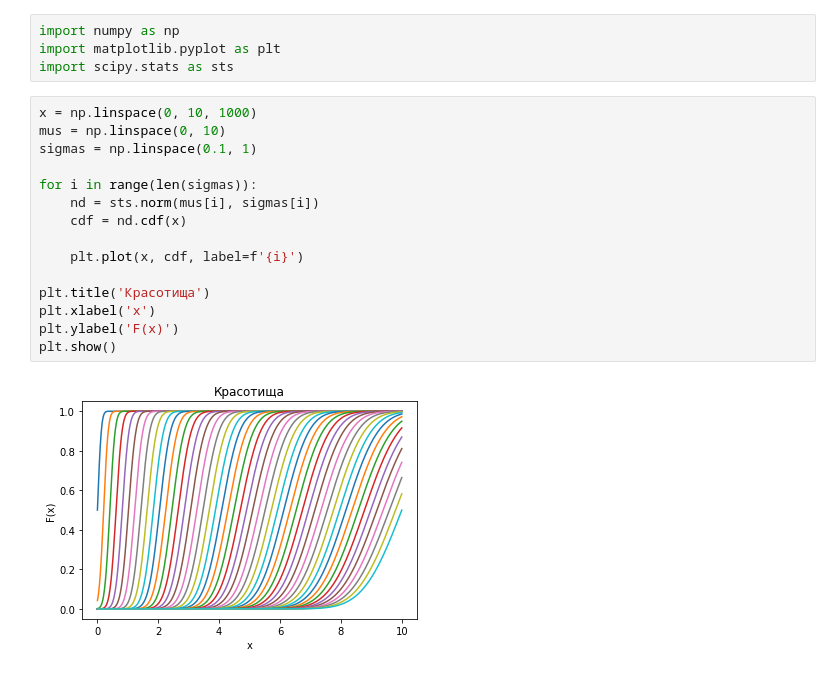
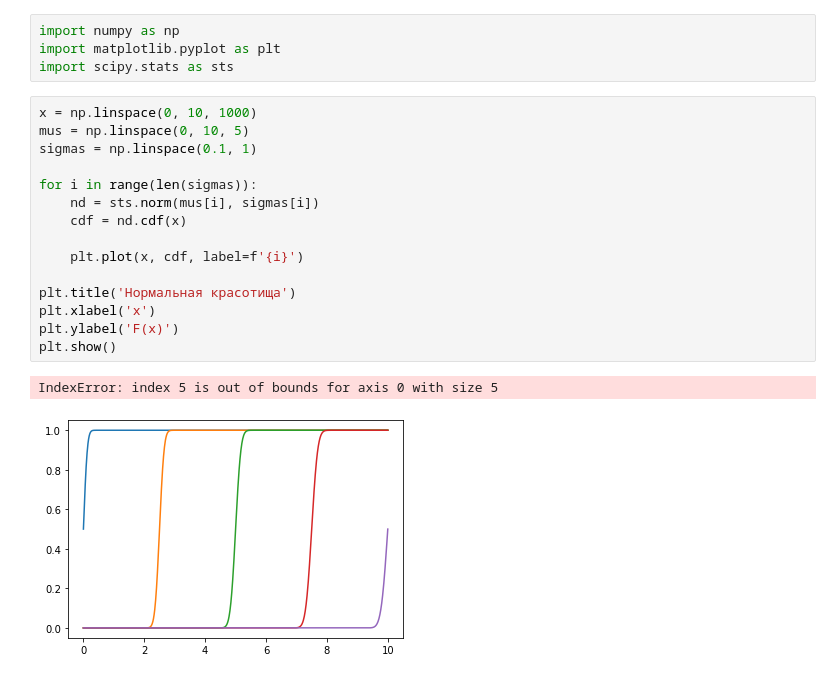
Before and after one commit to gudyrmik/Netology, a Jupyter notebook: Math for Data Science/Task 8. Probability 2.ipynb, the cells around one changed output. Cells and saved outputs as stored; diff of their text form.

```diff
--- a/Math for Data Science/Task 8. Probability 2.ipynb
+++ b/Math for Data Science/Task 8. Probability 2.ipynb
@@ -13,18 +13,19 @@ import matplotlib.pyplot as plt
 import scipy.stats as sts
 # %%
 x = np.linspace(0, 10, 1000)
-mus = np.linspace(0, 10)
+mus = np.linspace(0, 10, 5)
 sigmas = np.linspace(0.1, 1)
 
 for i in range(len(sigmas)):
     nd = sts.norm(mus[i], sigmas[i])
     cdf = nd.cdf(x)
 
     plt.plot(x, cdf, label=f'{i}')
 
-plt.title('Красотища')
+plt.title('Нормальная красотища')
 plt.xlabel('x')
 plt.ylabel('F(x)')
 plt.show()
 # %% [output]
+IndexError: index 5 is out of bounds for axis 0 with size 5
-[figure, old version]
+[figure, new version]
```
Also changed, not shown: parts of 2 cells of this notebook.
